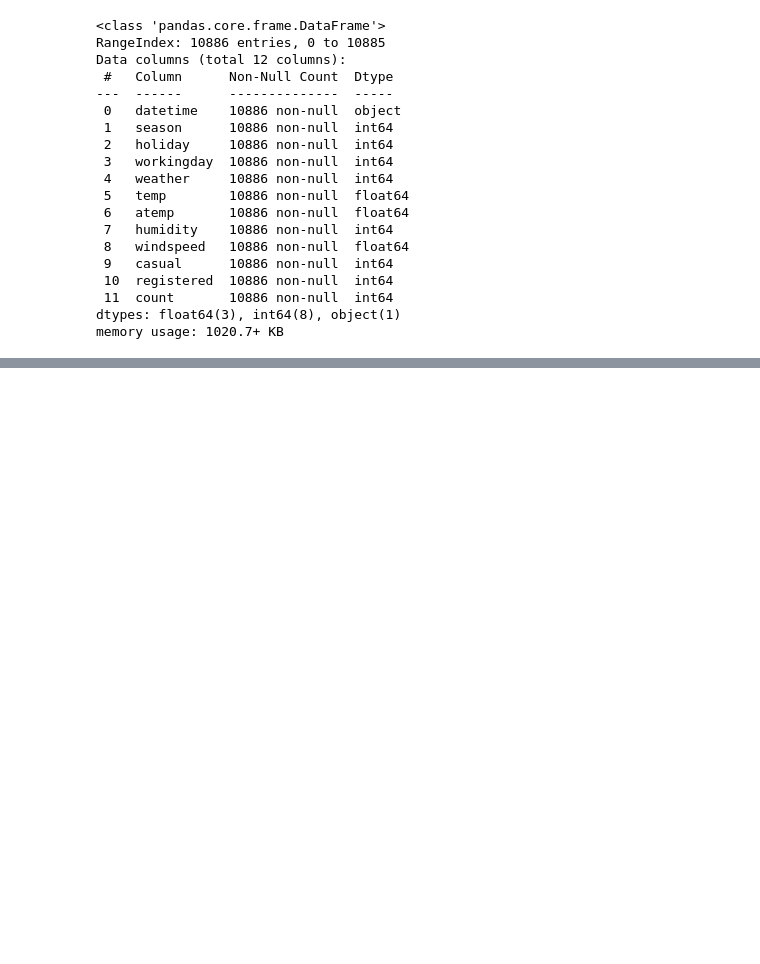
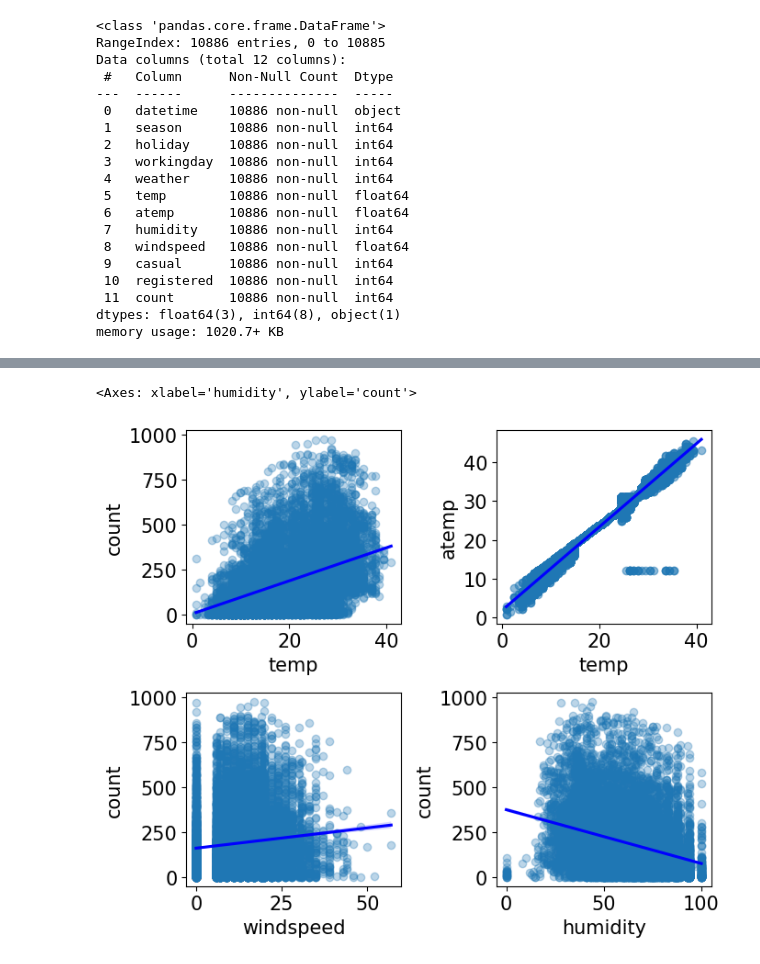
Before and after one commit to gptjddldi/kg-bike-sharing-demand, a Jupyter notebook: main.ipynb, the cells around one changed output, grey strips where cells are left out. Drawn from its saved outputs; the diff is of its cells as text; code cells hidden in the pictures; blank space fills up the shorter version.

```diff
--- a/main.ipynb
+++ b/main.ipynb
@@ -111,4 +55,0 @@ train[train["weather"].eq(4)]
-# %%
-#dropping data weather == 4 and ['datetime', 'season', 'workingday', 'date', 'day', 'minute', 'second']
-train = train[train['weather'] != 4]
-train = train.drop(['datetime', 'season', 'workingday', 'date', 'day', 'minute', 'second'], axis=1)
@@ -131,3 +55,0 @@ train
-# %%
-weekday_mapping = {'Monday': 0, 'Tuesday': 1, 'Wednesday': 2, 'Thursday': 3, 'Friday': 4, 'Saturday': 5, 'Sunday': 6}
-train['weekday'] = train['weekday'].map(weekday_mapping)
@@ -519,0 +56,18 @@ print(mean_squared_error(y_val, preds))
+# %%
+train['tempDate'] = train.datetime.apply(lambda x:x.split())
+train['date'] = train['tempDate'].apply(lambda x: x[0])
+train['year'] = train['tempDate'].apply(lambda x: x[0].split('-')[0])
+train['month'] = train['tempDate'].apply(lambda x: x[0].split('-')[1])
+train['day'] = train['tempDate'].apply(lambda x: x[0].split('-')[2])
+train['hour'] = train['tempDate'].apply(lambda x: x[1].split(':')[0])
+train['minute'] = train['tempDate'].apply(lambda x: x[1].split(':')[1])
+train['second'] = train['tempDate'].apply(lambda x: x[1].split(':')[2])
+train['weekday'] = train.tempDate.apply(lambda x:calendar.day_name[datetime.strptime(x[0], "%Y-%m-%d").weekday()])
+
+
+train['tempDate'] = pd.to_datetime(train['datetime'])
+
+train['dayofweek'] = train['tempDate'].dt.dayofweek
+train['weekend'] = (train['dayofweek'] ==5) | (train['dayofweek'] == 6)
+
+train = train.drop('tempDate', axis=1)
@@ -519,0 +84,13 @@ print(mean_squared_error(y_val, preds))
+# %%
+mpl.rc('font', size = 15)
+figure, axes = plt.subplots(nrows = 2, ncols = 2)
+plt.tight_layout()
+figure.set_size_inches(7,6)
+
+sns.regplot(x = 'temp', y = 'count', data = train, ax = axes[0,0], scatter_kws= {'alpha': 0.3}, line_kws={'color': 'blue'})
+sns.regplot(x = 'temp', y = 'atemp', data = train, ax = axes[0,1], scatter_kws= {'alpha': 0.5}, line_kws={'color': 'blue'})
+sns.regplot(x = 'windspeed', y = 'count', data = train, ax = axes[1,0], scatter_kws= {'alpha': 0.3}, line_kws={'color': 'blue'})
+sns.regplot(x = 'humidity', y = 'count', data = train, ax = axes[1,1], scatter_kws= {'alpha': 0.3}, line_kws={'color': 'blue'})
+# %% [output]
+<Axes: xlabel='humidity', ylabel='count'>
+[figure, added]
```
Also changed, not shown: parts of 59 cells of this notebook.
